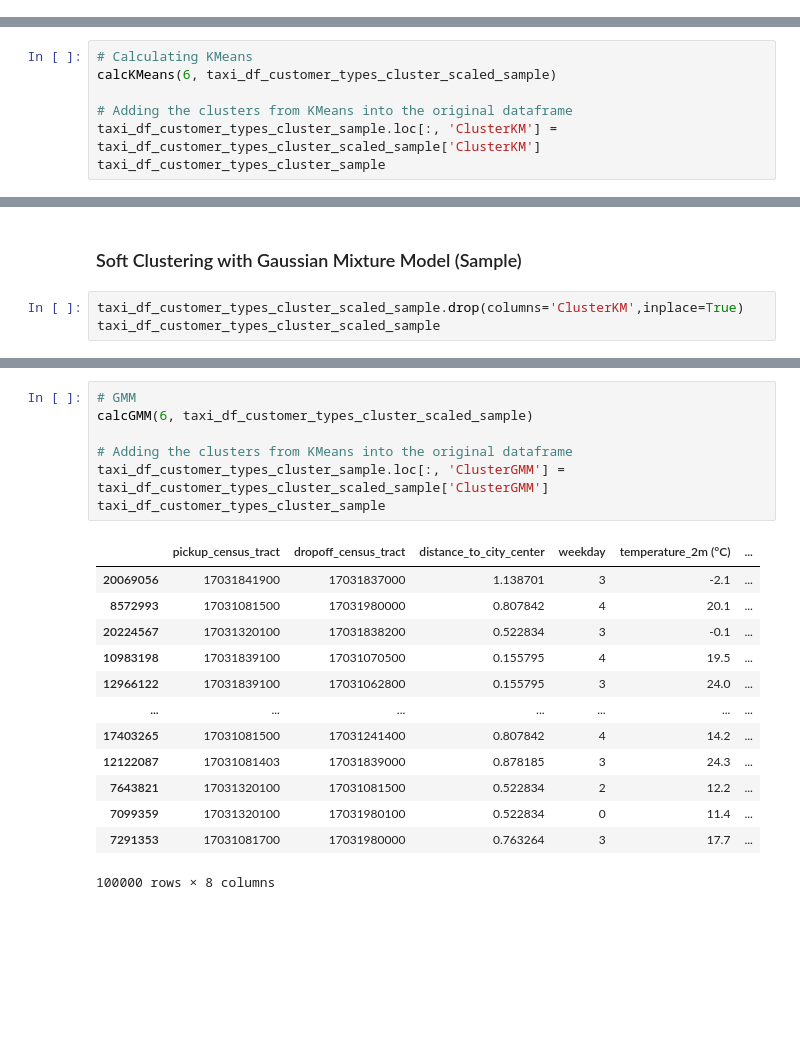
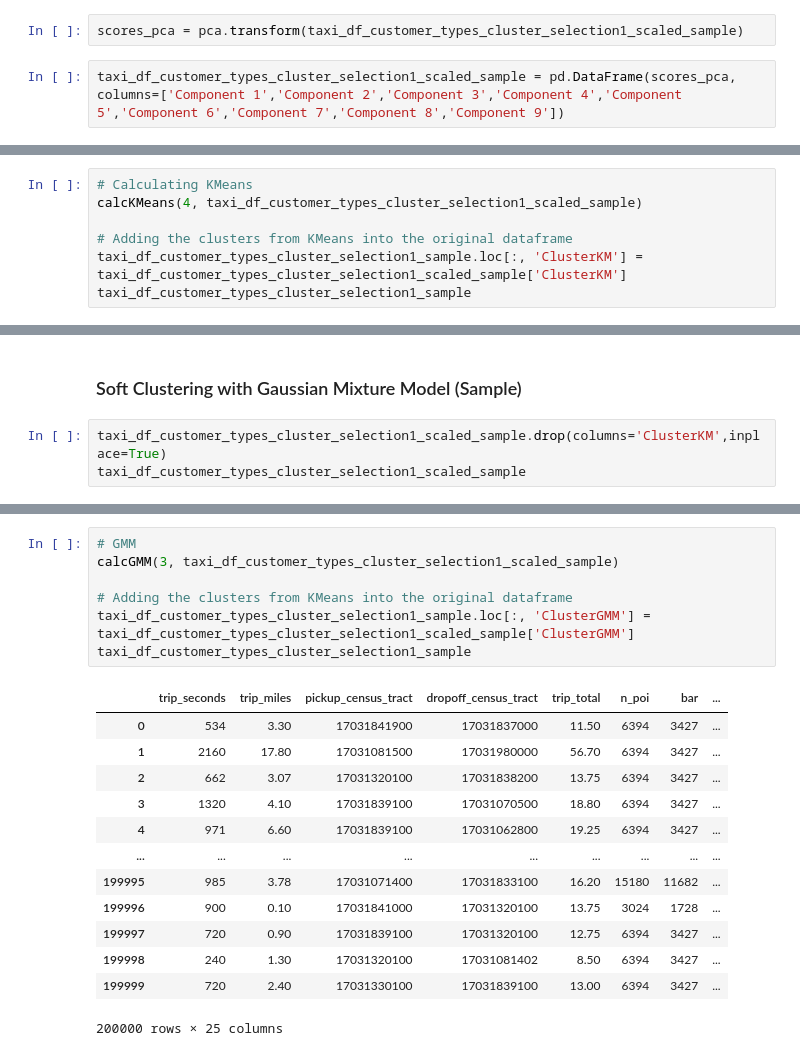
Before and after one commit to yassinehammou27/AAA_intentionally_blank, a Jupyter notebook: clustering.ipynb, the cells around one changed output, grey strips where cells are left out. Cells and saved outputs as stored; diff of their text form; blank space fills up the shorter version.

```diff
--- a/clustering.ipynb
+++ b/clustering.ipynb
@@ -344,0 +434,4 @@ taxi_df_customer_types_cluster_scaled_sample
+# %%
+scores_pca = pca.transform(taxi_df_customer_types_cluster_selection1_scaled_sample)
+# %%
+taxi_df_customer_types_cluster_selection1_scaled_sample = pd.DataFrame(scores_pca, columns=['Component 1','Component 2','Component 3','Component 4','Component 5','Component 6','Component 7','Component 8','Component 9'])
@@ -352,8 +461,8 @@ calcAndPlotLossKM(10, taxi_df_customer_types_cluster_scaled_sample)
 # %%
 # Calculating KMeans
-calcKMeans(6, taxi_df_customer_types_cluster_scaled_sample)
+calcKMeans(4, taxi_df_customer_types_cluster_selection1_scaled_sample)
 
 # Adding the clusters from KMeans into the original dataframe
-taxi_df_customer_types_cluster_sample.loc[:, 'ClusterKM'] = taxi_df_customer_types_cluster_scaled_sample['ClusterKM']
-taxi_df_customer_types_cluster_sample
+taxi_df_customer_types_cluster_selection1_sample.loc[:, 'ClusterKM'] = taxi_df_customer_types_cluster_selection1_scaled_sample['ClusterKM']
+taxi_df_customer_types_cluster_selection1_sample
 # %% [output]
@@ -461,6 +558,6 @@ plt.show()
 # %% [markdown]
 ### Soft Clustering with Gaussian Mixture Model (Sample)
 # %%
-taxi_df_customer_types_cluster_scaled_sample.drop(columns='ClusterKM',inplace=True)
-taxi_df_customer_types_cluster_scaled_sample
+taxi_df_customer_types_cluster_selection1_scaled_sample.drop(columns='ClusterKM',inplace=True)
+taxi_df_customer_types_cluster_selection1_scaled_sample
 # %% [output]
@@ -480,21 +577,21 @@ taxi_df_customer_types_cluster_scaled_sample
 # %%
 # GMM
-calcGMM(6, taxi_df_customer_types_cluster_scaled_sample)
+calcGMM(3, taxi_df_customer_types_cluster_selection1_scaled_sample)
 
 # Adding the clusters from KMeans into the original dataframe
-taxi_df_customer_types_cluster_sample.loc[:, 'ClusterGMM'] = taxi_df_customer_types_cluster_scaled_sample['ClusterGMM']
-taxi_df_customer_types_cluster_sample
+taxi_df_customer_types_cluster_selection1_sample.loc[:, 'ClusterGMM'] = taxi_df_customer_types_cluster_selection1_scaled_sample['ClusterGMM']
+taxi_df_customer_types_cluster_selection1_sample
 # %% [output]
-|  | pickup_census_tract | dropoff_census_tract | distance_to_city_center | weekday | temperature_2m (°C) | ... |
-| 20069056 | 17031841900 | 17031837000 | 1.138701 | 3 | -2.1 | ... |
-| 8572993 | 17031081500 | 17031980000 | 0.807842 | 4 | 20.1 | ... |
-| 20224567 | 17031320100 | 17031838200 | 0.522834 | 3 | -0.1 | ... |
-| 10983198 | 17031839100 | 17031070500 | 0.155795 | 4 | 19.5 | ... |
-| 12966122 | 17031839100 | 17031062800 | 0.155795 | 3 | 24.0 | ... |
-| ... | ... | ... | ... | ... | ... | ... |
-| 17403265 | 17031081500 | 17031241400 | 0.807842 | 4 | 14.2 | ... |
-| 12122087 | 17031081403 | 17031839000 | 0.878185 | 3 | 24.3 | ... |
-| 7643821 | 17031320100 | 17031081500 | 0.522834 | 2 | 12.2 | ... |
-| 7099359 | 17031320100 | 17031980100 | 0.522834 | 0 | 11.4 | ... |
-| 7291353 | 17031081700 | 17031980000 | 0.763264 | 3 | 17.7 | ... |
+|  | trip_seconds | trip_miles | pickup_census_tract | dropoff_census_tract | trip_total | n_poi | bar | ... |
+| 0 | 534 | 3.30 | 17031841900 | 17031837000 | 11.50 | 6394 | 3427 | ... |
+| 1 | 2160 | 17.80 | 17031081500 | 17031980000 | 56.70 | 6394 | 3427 | ... |
+| 2 | 662 | 3.07 | 17031320100 | 17031838200 | 13.75 | 6394 | 3427 | ... |
+| 3 | 1320 | 4.10 | 17031839100 | 17031070500 | 18.80 | 6394 | 3427 | ... |
+| 4 | 971 | 6.60 | 17031839100 | 17031062800 | 19.25 | 6394 | 3427 | ... |
+| ... | ... | ... | ... | ... | ... | ... | ... | ... |
+| 199995 | 985 | 3.78 | 17031071400 | 17031833100 | 16.20 | 15180 | 11682 | ... |
+| 199996 | 900 | 0.10 | 17031841000 | 17031320100 | 13.75 | 3024 | 1728 | ... |
+| 199997 | 720 | 0.90 | 17031839100 | 17031320100 | 12.75 | 6394 | 3427 | ... |
+| 199998 | 240 | 1.30 | 17031320100 | 17031081402 | 8.50 | 6394 | 3427 | ... |
+| 199999 | 720 | 2.40 | 17031330100 | 17031839100 | 13.00 | 6394 | 3427 | ... |
-100000 rows × 8 columns
+200000 rows × 25 columns
```
Also changed, not shown: parts of 61 cells of this notebook.
